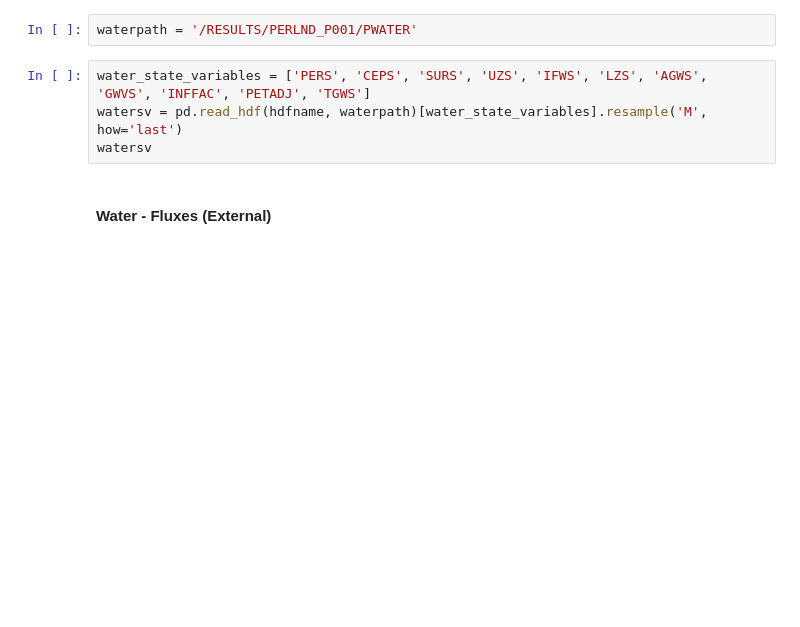
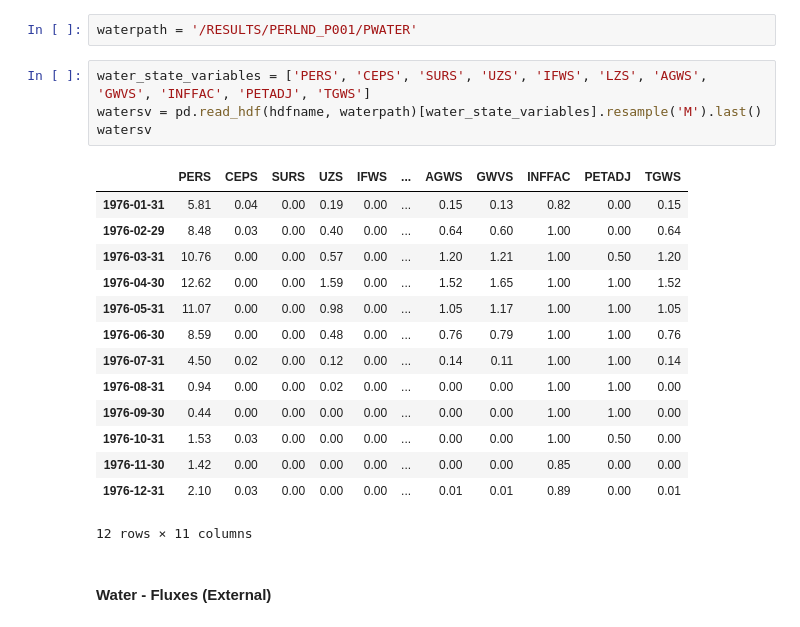
Before and after one commit to respec/HSPsquared, a Jupyter notebook: HSP2notebooks/Tutorial 5.ipynb, the cells around one changed output. Saved outputs shown, nothing was run; the diff lists cells and outputs as text; blank space fills up the shorter version.

```diff
--- a/HSP2notebooks/Tutorial 5.ipynb
+++ b/HSP2notebooks/Tutorial 5.ipynb
@@ -271,8 +468,23 @@ snow_flx
 waterpath = '/RESULTS/PERLND_P001/PWATER'
 # %%
 water_state_variables = ['PERS', 'CEPS', 'SURS', 'UZS', 'IFWS', 'LZS', 'AGWS', 'GWVS', 'INFFAC', 'PETADJ', 'TGWS']
-watersv = pd.read_hdf(hdfname, waterpath)[water_state_variables].resample('M', how='last')
+watersv = pd.read_hdf(hdfname, waterpath)[water_state_variables].resample('M').last()
 watersv
+# %% [output]
+|  | PERS | CEPS | SURS | UZS | IFWS | ... | AGWS | GWVS | INFFAC | PETADJ | TGWS |
+| 1976-01-31 | 5.81 | 0.04 | 0.00 | 0.19 | 0.00 | ... | 0.15 | 0.13 | 0.82 | 0.00 | 0.15 |
+| 1976-02-29 | 8.48 | 0.03 | 0.00 | 0.40 | 0.00 | ... | 0.64 | 0.60 | 1.00 | 0.00 | 0.64 |
+| 1976-03-31 | 10.76 | 0.00 | 0.00 | 0.57 | 0.00 | ... | 1.20 | 1.21 | 1.00 | 0.50 | 1.20 |
+| 1976-04-30 | 12.62 | 0.00 | 0.00 | 1.59 | 0.00 | ... | 1.52 | 1.65 | 1.00 | 1.00 | 1.52 |
+| 1976-05-31 | 11.07 | 0.00 | 0.00 | 0.98 | 0.00 | ... | 1.05 | 1.17 | 1.00 | 1.00 | 1.05 |
+| 1976-06-30 | 8.59 | 0.00 | 0.00 | 0.48 | 0.00 | ... | 0.76 | 0.79 | 1.00 | 1.00 | 0.76 |
+| 1976-07-31 | 4.50 | 0.02 | 0.00 | 0.12 | 0.00 | ... | 0.14 | 0.11 | 1.00 | 1.00 | 0.14 |
+| 1976-08-31 | 0.94 | 0.00 | 0.00 | 0.02 | 0.00 | ... | 0.00 | 0.00 | 1.00 | 1.00 | 0.00 |
+| 1976-09-30 | 0.44 | 0.00 | 0.00 | 0.00 | 0.00 | ... | 0.00 | 0.00 | 1.00 | 1.00 | 0.00 |
+| 1976-10-31 | 1.53 | 0.03 | 0.00 | 0.00 | 0.00 | ... | 0.00 | 0.00 | 1.00 | 0.50 | 0.00 |
+| 1976-11-30 | 1.42 | 0.00 | 0.00 | 0.00 | 0.00 | ... | 0.00 | 0.00 | 0.85 | 0.00 | 0.00 |
+| 1976-12-31 | 2.10 | 0.03 | 0.00 | 0.00 | 0.00 | ... | 0.01 | 0.01 | 0.89 | 0.00 | 0.01 |
+12 rows × 11 columns
 # %% [markdown]
 #### Water - Fluxes (External)
 # %%
```
Also changed, not shown: parts of 21 cells of this notebook.
